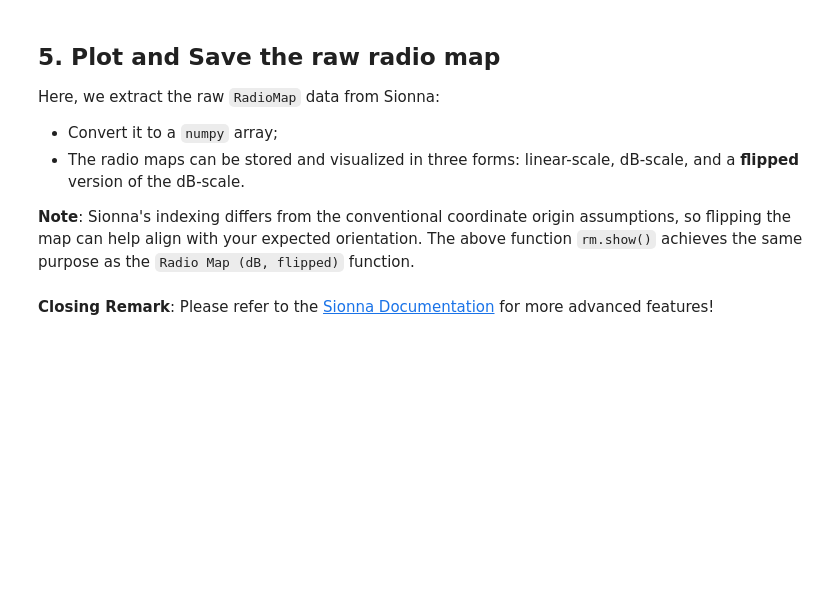
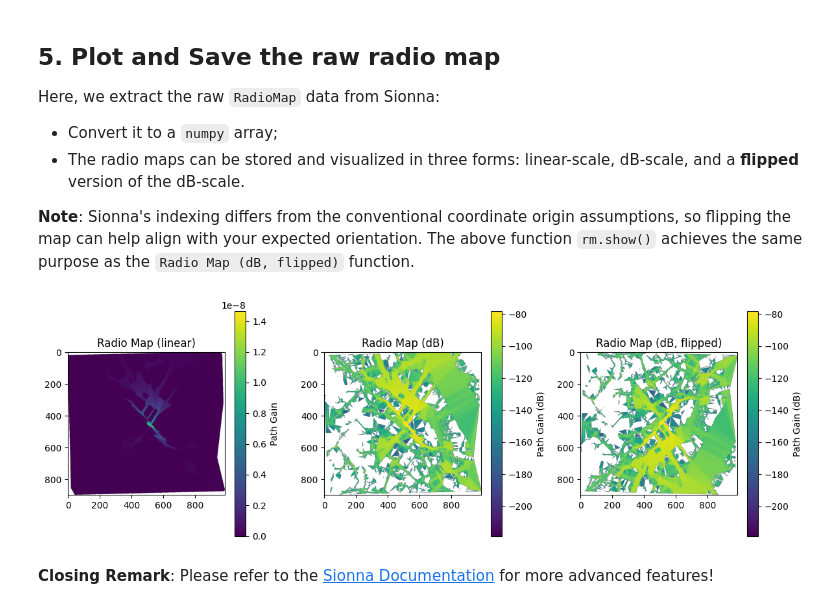
Before and after one commit to davidklee04/Sionna_Princeton, a Jupyter notebook: examples/1_sionna_coverage_map.ipynb, the cells around one changed output. Cells and saved outputs as stored; diff of their text form; code cells hidden in the pictures; blank space fills up the shorter version.

```diff
--- a/examples/1_sionna_coverage_map.ipynb
+++ b/examples/1_sionna_coverage_map.ipynb
@@ -214,37 +324,39 @@ Here, we extract the raw `RadioMap` data from Sionna:
 # %%
 # Extract path gain from the coverage map with shape: (1, height, width)
 if isinstance(rm, sionna.rt.MeshRadioMap):
-    rm_npy = avg_grid
+    rm_npy = navie_res
 else:
     rm_npy = rm.path_gain.numpy()[0, :, :]
 
 # Convert path gain to dB scale, with flipping along axis 0
 rm_npy_db = 10 * np.log10(rm_npy)
 rm_npy_flipped_db = 10 * np.log10(np.flip(rm_npy, 0))
 
 # Create side-by-side plots for radio maps in raw linear-scale, dB-scale, and flipped dB-scale
 fig, axes = plt.subplots(nrows=1, ncols=3, figsize=(12, 4))
 
 # 1) Raw radio map (linear scale)
 im_raw = axes[0].imshow(rm_npy)
 axes[0].set_title('Radio Map (linear)')
 cbar_raw = plt.colorbar(im_raw, ax=axes[0])
 cbar_raw.set_label('Path Gain')
 
 # 2) Coverage map in dB scale
 im_db = axes[1].imshow(rm_npy_db)
 axes[1].set_title('Radio Map (dB)')
 cbar_db = plt.colorbar(im_db, ax=axes[1])
 cbar_db.set_label('Path Gain (dB)')
 
 # 3) Flipped coverage map in dB scale
 im_db_flip = axes[2].imshow(rm_npy_flipped_db)
 axes[2].set_title('Radio Map (dB, flipped)')
 cbar_db_flip = plt.colorbar(im_db_flip, ax=axes[2])
 cbar_db_flip.set_label('Path Gain (dB)')
 
 plt.tight_layout()
 plt.show()
+# %% [output]
+[figure, added]
 # %% [markdown]
 **Closing Remark**:
 Please refer to the [Sionna Documentation](https://nvlabs.github.io/sionna/) for more advanced features!
```
Also changed, not shown: parts of 5 cells of this notebook.
